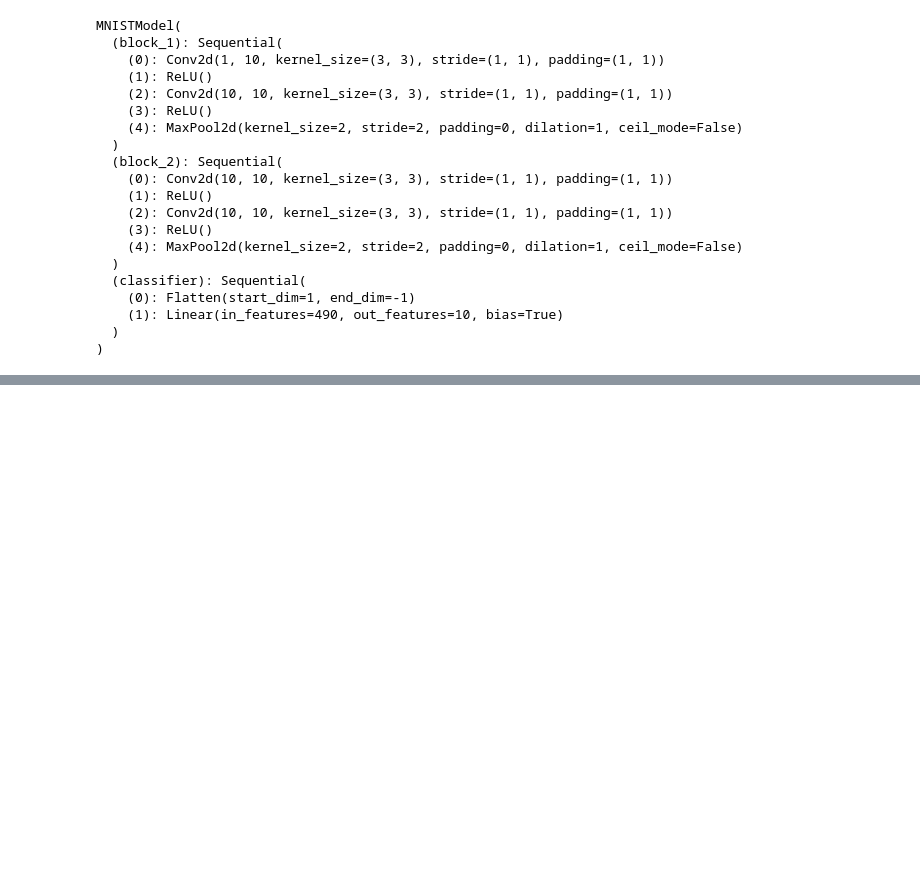
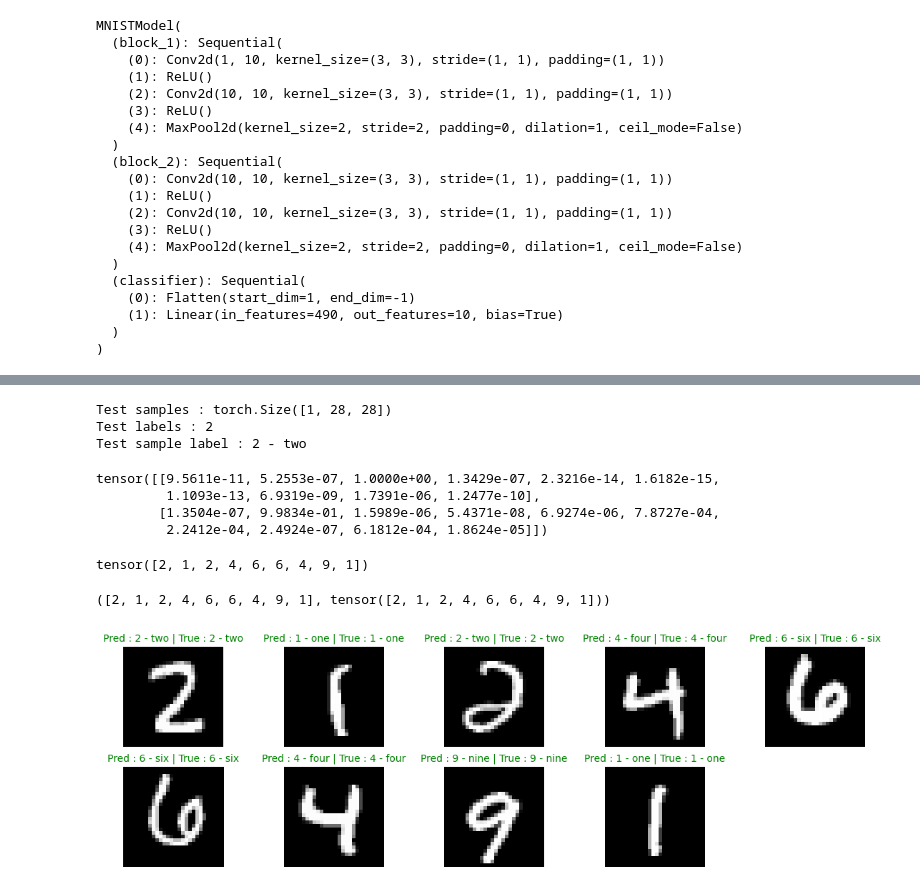
Before and after one commit to AmanullaChishty/Pytorch, a Jupyter notebook: ComputerVisionPytorch.ipynb, the cells around one changed output, grey strips where cells are left out. Saved outputs shown, nothing was run; the diff lists cells and outputs as text; code cells hidden in the pictures; blank space fills up the shorter version.

```diff
--- a/ComputerVisionPytorch.ipynb
+++ b/ComputerVisionPytorch.ipynb
@@ -226,0 +263,60 @@ def eval_model(model:torch.nn.Module,data_loader:torch.utils.data.DataLoader,los
+# %%
+def make_predictions(model:torch.nn.Module,data:list):
+  pred_probs = []
+  model.eval()
+  with torch.inference_mode():
+    for sample in data:
+      sample = torch.unsqueeze(sample, dim=0)
+      pred_logit = model(sample)
+      pred_prob = torch.softmax(pred_logit.squeeze(),dim=0)
+      pred_probs.append(pred_prob)
+  return torch.stack(pred_probs)
+# %%
+import random
+random.seed(42)
+test_samples = []
+test_labels = []
+for sample,label in random.sample(list(test_data),k=9):
+  test_samples.append(sample)
+  test_labels.append(label)
+print(f"Test samples : {test_samples[0].shape}")
+print(f"Test labels : {test_labels[0]}")
+print(f"Test sample label : {class_names[test_labels[0]]}")
+# %% [output]
+Test samples : torch.Size([1, 28, 28])
+Test labels : 2
+Test sample label : 2 - two
+# %%
+pred_probs = make_predictions(model=model_0,data=test_samples)
+pred_probs[:2]
+# %% [output]
+tensor([[9.5611e-11, 5.2553e-07, 1.0000e+00, 1.3429e-07, 2.3216e-14, 1.6182e-15,
+         1.1093e-13, 6.9319e-09, 1.7391e-06, 1.2477e-10],
+        [1.3504e-07, 9.9834e-01, 1.5989e-06, 5.4371e-08, 6.9274e-06, 7.8727e-04,
+         2.2412e-04, 2.4924e-07, 6.1812e-04, 1.8624e-05]])
+# %%
+pred_classes = torch.argmax(pred_probs,dim=1)
+pred_classes
+# %% [output]
+tensor([2, 1, 2, 4, 6, 6, 4, 9, 1])
+# %%
+test_labels,pred_classes
+# %% [output]
+([2, 1, 2, 4, 6, 6, 4, 9, 1], tensor([2, 1, 2, 4, 6, 6, 4, 9, 1]))
+# %%
+plt.figure(figsize=(14,4))
+rws = 2
+cls = 5
+for i,sample in enumerate(test_samples):
+  plt.subplot(rws,cls,i+1)
+  plt.imshow(sample.squeeze(),cmap="gray")
+  pred_label = class_names[pred_classes[i]]
+  true_label = class_names[test_labels[i]]
+  title_text = f"Pred : {pred_label} | True : {true_label}"
+  if pred_label == true_label:
+    plt.title(title_text,fontsize=10,c="green")
+  else:
+    plt.title(title_text,fontsize=10,c="red")
+  plt.axis(False)
+# %% [output]
+[figure, added]
```
Also changed, not shown: parts of 7 cells of this notebook.
